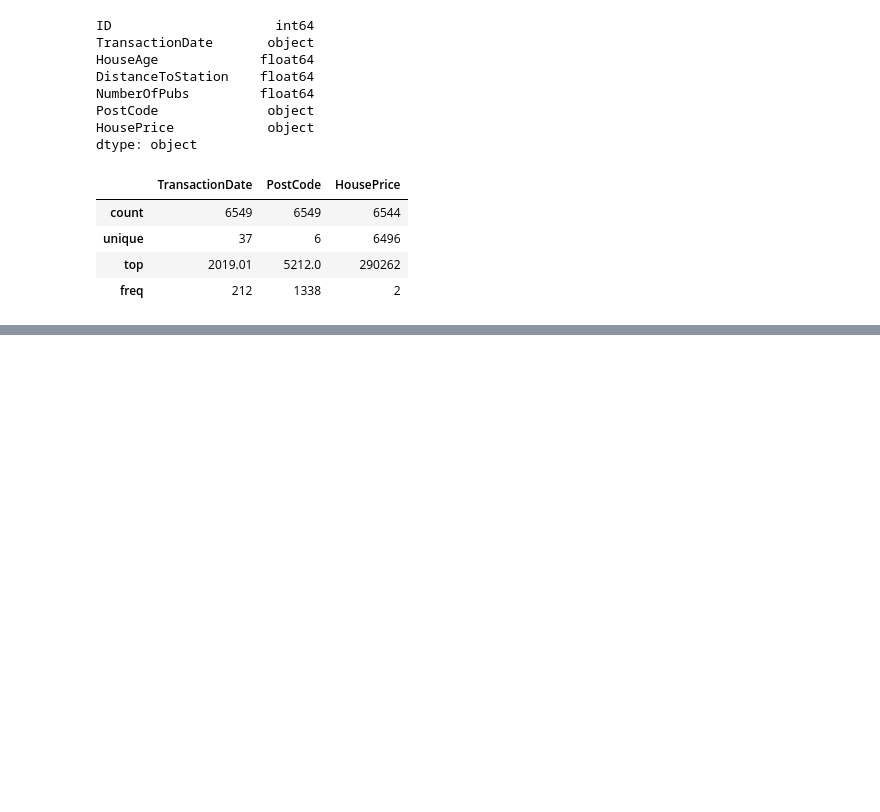
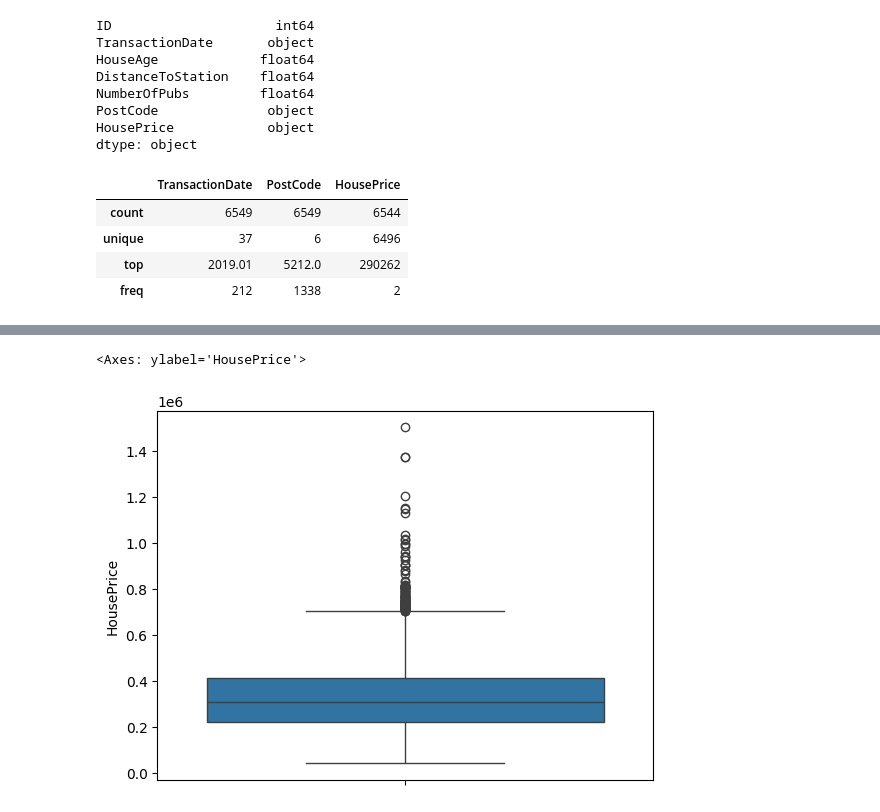
Before and after one commit to Kunal56377/Classes_program, a Jupyter notebook: Project/House Price prediction/regression.ipynb, the cells around one changed output, grey strips where cells are left out. Drawn from its saved outputs; the diff is of its cells as text; code cells hidden in the pictures; blank space fills up the shorter version.

```diff
--- a/Project/House Price prediction/regression.ipynb
+++ b/Project/House Price prediction/regression.ipynb
@@ -117,0 +198,7 @@ train.describe(include='object')
+# %%
+train = train.drop(8445)
+# %%
+sns.boxplot(train['HousePrice'])
+# %% [output]
+<Axes: ylabel='HousePrice'>
+[figure, added]
```
Also changed, not shown: parts of 18 cells of this notebook.
